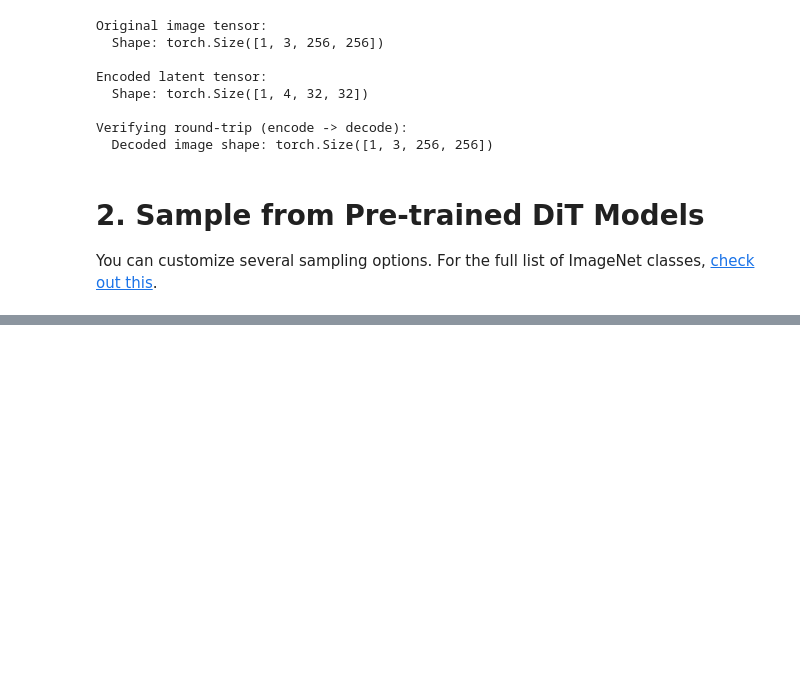
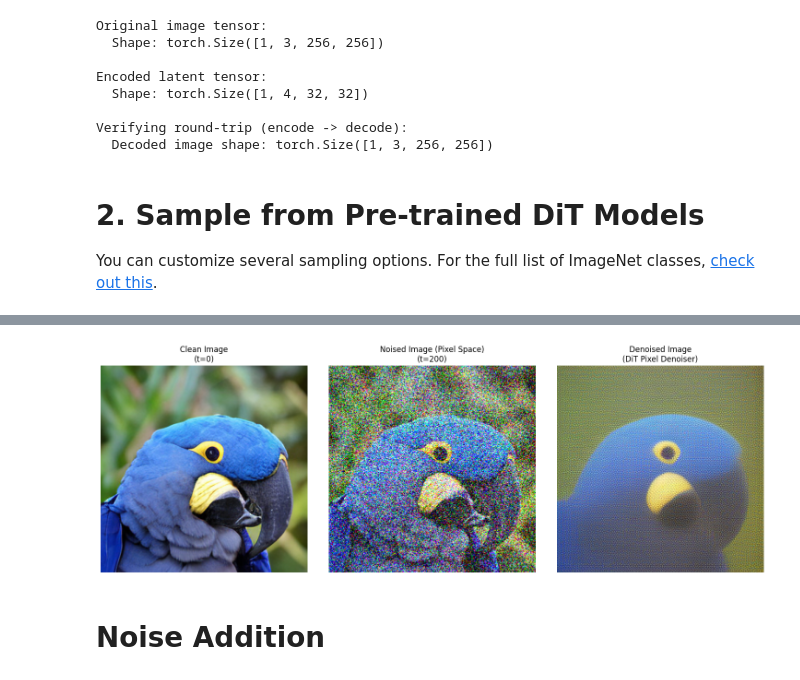
Before and after one commit to zyinghua/dinov2, a Jupyter notebook: dinov2/thirdparty/DiT/run_DiT.ipynb, the cells around one changed output, grey strips where cells are left out. Drawn from its saved outputs; the diff is of its cells as text; code cells hidden in the pictures; blank space fills up the shorter version.

Commit message:
dit denoiser and demo

```diff
--- a/dinov2/thirdparty/DiT/run_DiT.ipynb
+++ b/dinov2/thirdparty/DiT/run_DiT.ipynb
@@ -193,0 +207,74 @@ Number of blocks: 28
+# %%
+import sys
+import os
+dinov2_root = os.path.dirname(os.path.dirname(os.path.dirname(os.getcwd())))
+if dinov2_root not in sys.path:
+    sys.path.insert(0, dinov2_root)
+
+from dinov2.dit_pixel_denoiser import DiTPixelDenoiser
+import numpy as np
+from torchvision import transforms
+import matplotlib.pyplot as plt
+
+timestep_t = 200  # @param {type:"slider", min:0, max:999, step:1}
+use_real_image = True  # @param {type:"boolean"}
+image_path = "/root/dinov2/dinov2/thirdparty/DiT/sample.png"  # @param {type:"string"}
+
+denoiser = DiTPixelDenoiser(
+    dit_model_path=find_model(f"DiT-XL-2-{image_size}x{image_size}.pt"),
+    dit_model_name="DiT-XL/2",
+    image_size=image_size,
+    vae_model=vae_model,
+    device=device
+)
+
+print(f"\nLoading image from: {image_path}")
+image = Image.open(image_path).convert("RGB")
+image = image.resize((image_size, image_size))
+transform = transforms.Compose([transforms.ToTensor()])
+clean_images = transform(image).unsqueeze(0).to(device)
+
+print(f"Clean image shape: {clean_images.shape}")
+print(f"Clean image range: [{clean_images.min():.3f}, {clean_images.max():.3f}]")
+
+print(f"\nAdding noise at timestep t={timestep_t} and denoising...")
+noised_images, denoised_images = denoiser.add_noise_and_denoise(
+    clean_images,
+    timestep=timestep_t
+)
+
+print(f"Noised image shape: {noised_images.shape}")
+print(f"Denoised image shape: {denoised_images.shape}")
+
+clean_display = (clean_images + 1) / 2 if clean_images.min() < 0 else clean_images
+clean_display = torch.clamp(clean_display, 0, 1)
+
+noised_display = (noised_images + 1) / 2
+noised_display = torch.clamp(noised_display, 0, 1)
+
+denoised_display = (denoised_images + 1) / 2
+denoised_display = torch.clamp(denoised_display, 0, 1)
+
+fig, axes = plt.subplots(1, 3, figsize=(15, 5))
+
+axes[0].imshow(clean_display[0].cpu().permute(1, 2, 0).numpy())
+axes[0].set_title(f"Clean Image\n(t=0)")
+axes[0].axis('off')
+
+axes[1].imshow(noised_display[0].cpu().permute(1, 2, 0).numpy())
+axes[1].set_title(f"Noised Image (Pixel Space)\n(t={timestep_t})")
+axes[1].axis('off')
+
+axes[2].imshow(denoised_display[0].cpu().permute(1, 2, 0).numpy())
+axes[2].set_title(f"Denoised Image\n(DiT Pixel Denoiser)")
+axes[2].axis('off')
+
+plt.tight_layout()
+plt.show()
+
+# save_image(clean_display, "clean_image_pixel.png", normalize=False)
+# save_image(noised_display, "noised_image_pixel.png", normalize=False)
+# save_image(denoised_display, "denoised_image_pixel.png", normalize=False)
+# save_image(torch.cat([clean_display, noised_display, denoised_display], dim=0),
+#            "all_images_pixel.png", nrow=3, normalize=False)
+# %% [output]
@@ -193,0 +288,3 @@ Number of blocks: 28
+[figure, added]
+# %% [markdown]
+# Noise Addition
```
Also changed, not shown: parts of 6 cells of this notebook, 1 other file.
